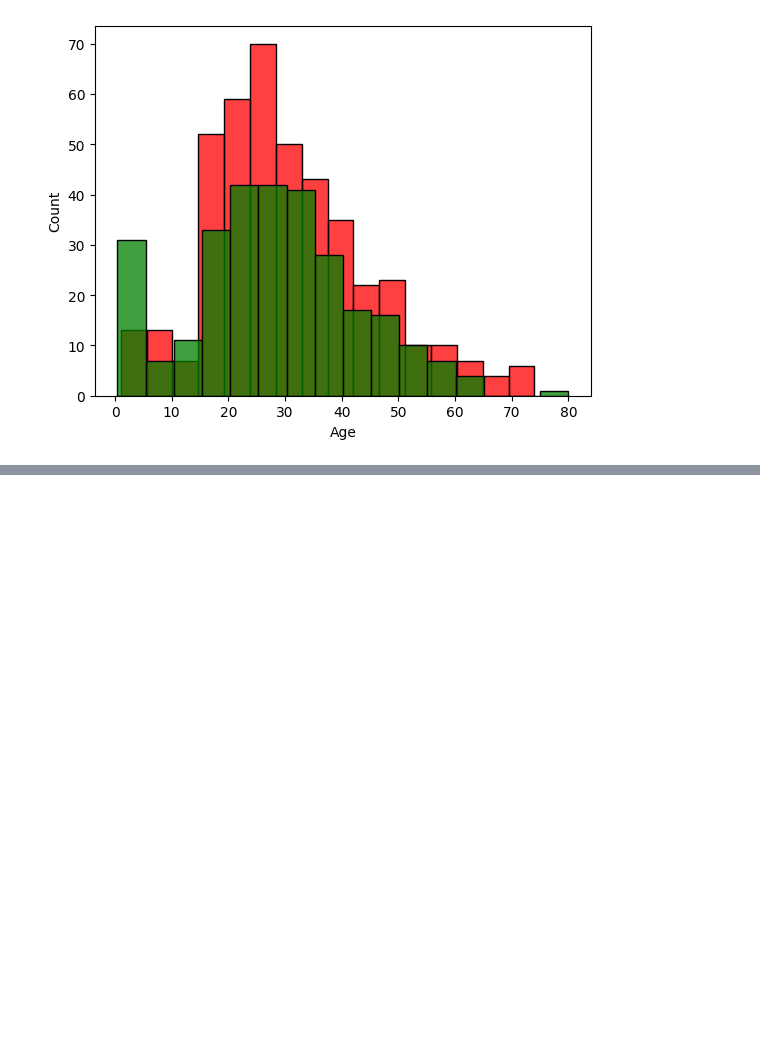
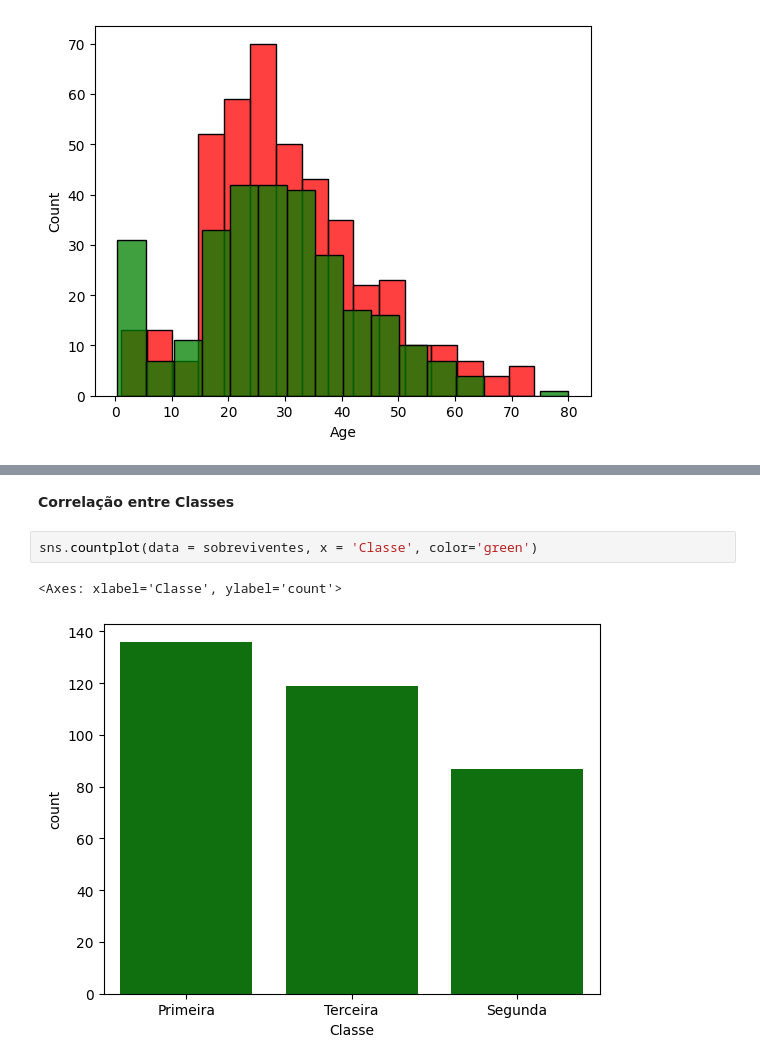
Before and after one commit to TheNobu/Anlise-de-Dados-e-Tomada-de-Decis-es, a Jupyter notebook: Trabalho.ipynb, the cells around one changed output, grey strips where cells are left out. Cells and saved outputs as stored; diff of their text form; blank space fills up the shorter version.

```diff
--- a/Trabalho.ipynb
+++ b/Trabalho.ipynb
@@ -95,0 +110,7 @@ sns.histplot(data = sobreviventes, x = 'Age', color='green')
+# %% [markdown]
+**Correlação entre Classes**
+# %%
+sns.countplot(data = sobreviventes, x = 'Classe', color='green')
+# %% [output]
+<Axes: xlabel='Classe', ylabel='count'>
+[figure, added]
```
Also changed, not shown: parts of 7 cells of this notebook.
